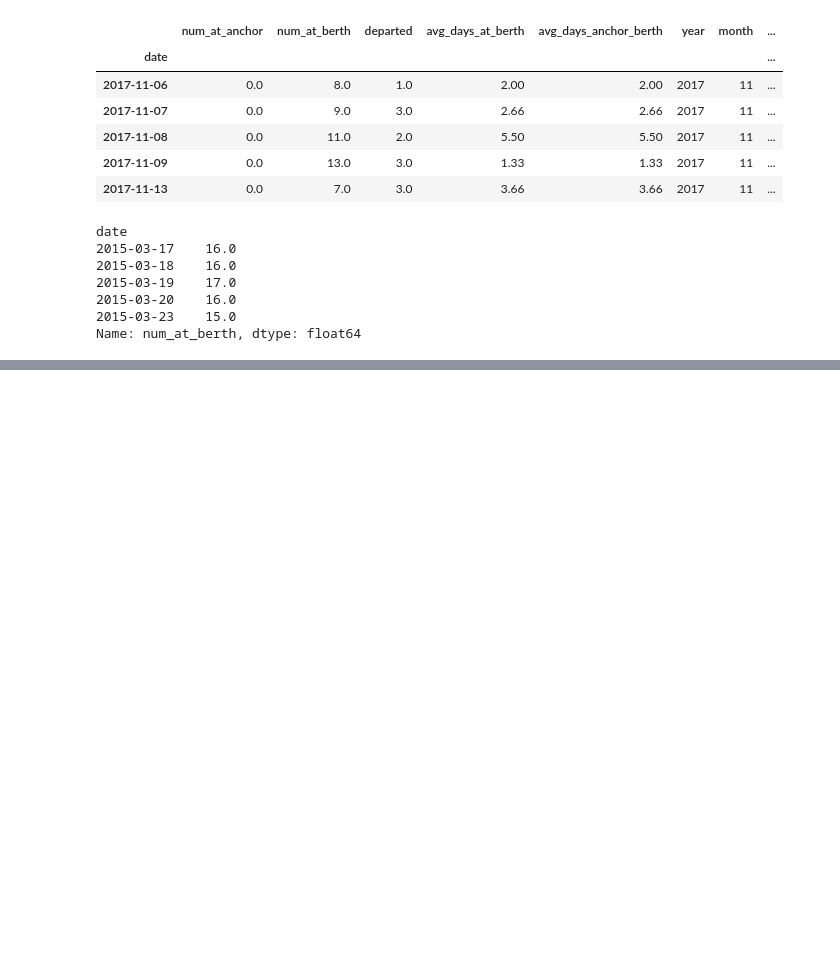
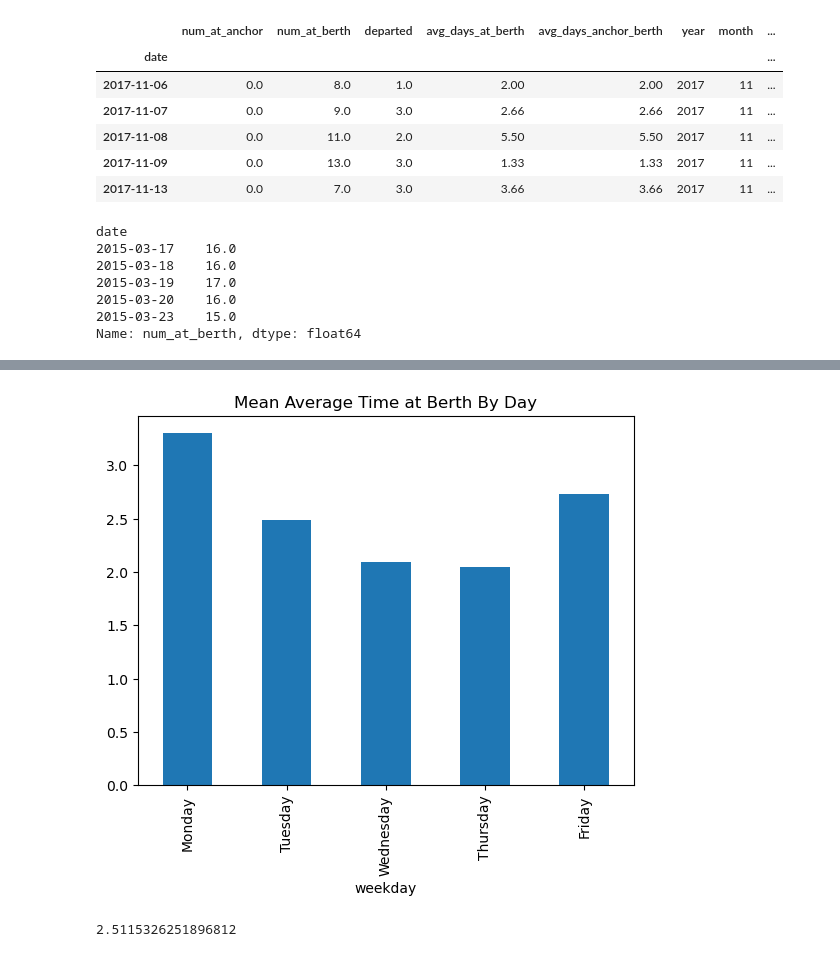
Before and after one commit to la-boat-traffic/la-boat-traffic, a Jupyter notebook: derek-explore.ipynb, the cells around one changed output, grey strips where cells are left out. Saved outputs shown, nothing was run; the diff lists cells and outputs as text; code cells hidden in the pictures; blank space fills up the shorter version.

```diff
--- a/derek-explore.ipynb
+++ b/derek-explore.ipynb
@@ -105,0 +155,11 @@ AttributeError: module 'matplotlib' has no attribute 'title'
+# %%
+train.groupby('weekday').mean().sort_values('day_num').avg_days_at_berth.plot.bar()
+
+plt.title('Mean Average Time at Berth By Day')
+plt.show()
+# %% [output]
+[figure, added]
+# %%
+train['avg_days_at_berth'].mean()
+# %% [output]
+2.5115326251896812
```
Also changed, not shown: parts of 22 cells of this notebook.
